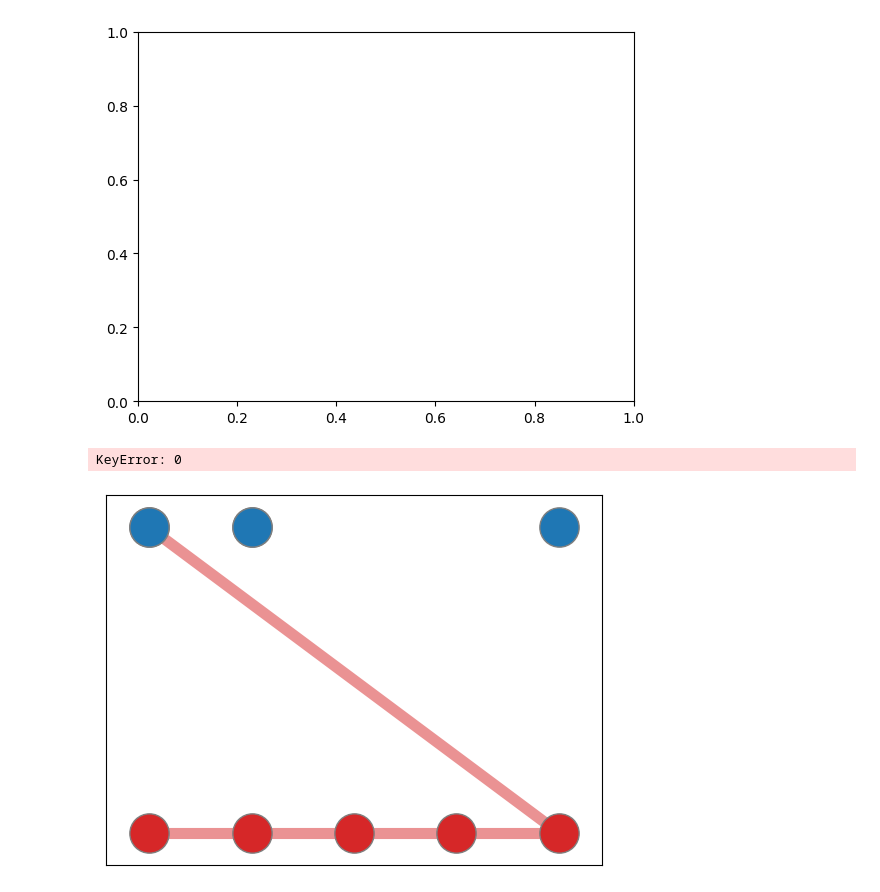
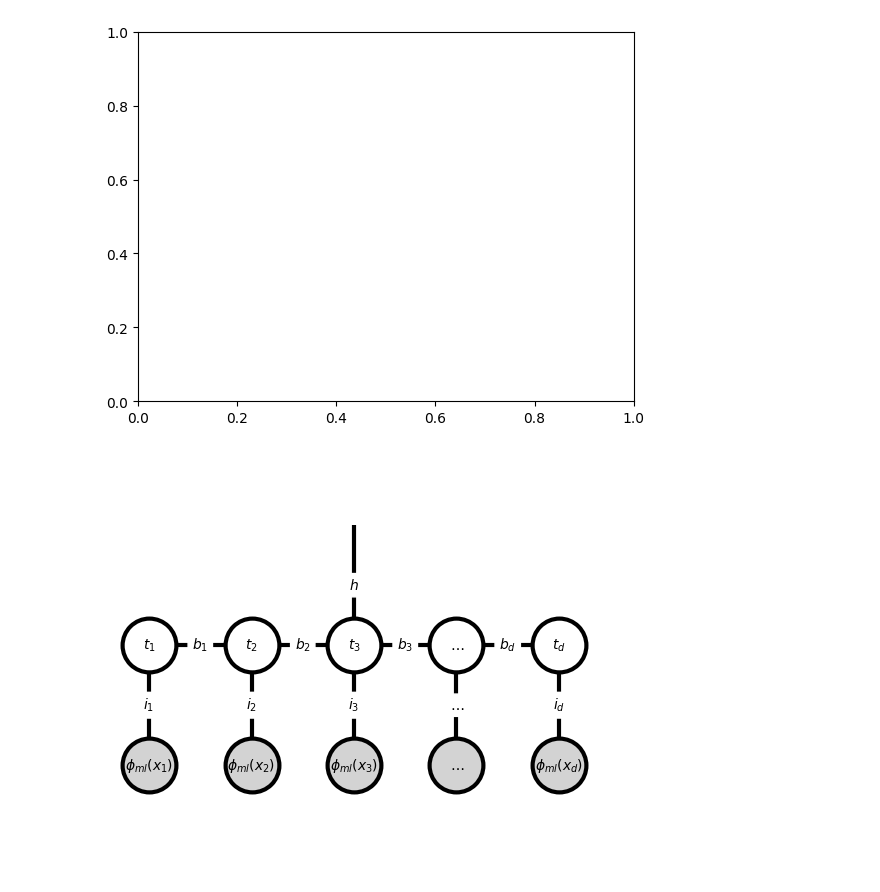
Before and after one commit to ScierKnave/honor_project, a Jupyter notebook: doc/networks.ipynb, the cells around one changed output. Saved outputs shown, nothing was run; the diff lists cells and outputs as text; code cells hidden in the pictures.

Commit message:
made graphics

```diff
--- a/doc/networks.ipynb
+++ b/doc/networks.ipynb
@@ -54,48 +54,82 @@ NetworkXError: Node 0 has no position.
 # %%
 import matplotlib.pyplot as plt
 import networkx as nx
 def Merge(dict1, dict2):
     return(dict2.update(dict1))
 
-G = nx.Graph()
+G = nx.Graph(k=0.1)
+G.add_edge(3, 0)
 G.add_edge(1, 2)
 G.add_edge(2, 3)
 G.add_edge(3, 4)
 G.add_edge(4, 5)
-G.add_edge(5, 6)
+
+G.add_edge(1, 6)
+G.add_edge(2, 7)
+G.add_edge(3, 8)
+G.add_edge(4, 9)
+G.add_edge(5, 10)
 
 
 
 # Draw the nodes
-pos_maps = {1: (0, 0), 2: (1, 0), 3: (2, 0), 4: (3, 0), 5: (4, 0)}
-pos_tensors = {6: (0, 1), 7: (1, 1), 8: (0, 1), 9: (1, 1), 10: (4, 1)}
-options = {"edgecolors": "tab:gray", "node_size": 800, "alpha": 1}
-nx.draw_networkx_nodes(G, pos_maps, nodelist=[1, 2, 3, 4, 5], node_color="tab:red", **options)
-nx.draw_networkx_nodes(G, pos_tensors, nodelist=[6, 7, 8, 9, 10], node_color="tab:blue", **options)
+pos_empty = {0: (2, 1.01)}
+pos_maps = {1: (0, 1), 2: (1, 1), 3: (2, 1), 4: (3, 1), 5: (4, 1)}
+pos_tensors = {6: (0, 0.99), 7: (1, 0.99), 8: (2, 0.99), 9: (3, 0.99), 10: (4, 0.99)}
+options = {
+    "node_size": 1500,
+    "edgecolors": "black",
+    "linewidths": 3
+}
+nx.draw_networkx_nodes(G, pos_maps, nodelist=[1, 2, 3, 4, 5], node_color="white", **options)
+nx.draw_networkx_nodes(G, pos_tensors, nodelist=[6, 7, 8, 9, 10], node_color="lightgray", **options)
 
 # Draw the edges
 merged = Merge(pos_maps, pos_tensors)
 nx.draw_networkx_edges(
     G,
-    pos_maps | pos_tensors,
-    width=8,
-    alpha=0.5,
-    edge_color="tab:red",
+    pos_empty | pos_maps | pos_tensors,
+    width=3,
 )
 
 # Draw the labels
 # some math labels
 labels = {}
-labels[0] = r"$a$"
-labels[1] = r"$b$"
-labels[2] = r"$c$"
-labels[3] = r"$d$"
-labels[4] = r"$\alpha$"
-nx.draw_networkx_labels(G, pos_tensors, labels, font_size=22, font_color="whitesmoke")
+labels[1] = r"$t_1$"
+labels[2] = r"$t_2$"
+labels[3] = r"$t_3$"
+labels[4] = r"$\dots$"
+labels[5] = r"$t_d$"
+labels[6] = r"$\phi_{ml}(x_1)$"
+labels[7] = r"$\phi_{ml}(x_2)$"
+labels[8] = r"$\phi_{ml}(x_3)$"
+labels[9] = r"$\dots$"
+labels[10] = r"$\phi_{ml}(x_d)$"
 
-plt.tight_layout()
+nx.draw_networkx_labels(G, pos_maps | pos_tensors, labels, font_size=10)
+
+edge_labels={
+             (3, 0): r"$h$",
+             (1, 2): r"$b_1$",
+             (2, 3): r"$b_2$",
+             (3, 4): r"$b_3$",
+             (4, 5): r"$b_d$",
+             (1, 6): r"$i_1$",
+             (2, 7): r"$i_2$",
+             (3, 8): r"$i_3$",
+             (4, 9): r"$\dots$",
+             (5, 10): r"$i_d$",
+             }
+nx.draw_networkx_edge_labels(
+    G, pos_empty | pos_maps | pos_tensors,
+    edge_labels=edge_labels,
+    font_color='black',
+    rotate=False
+)
+
+ax = plt.gca()
+ax.margins(x=0.05, y=0.20)
 plt.axis("off")
 plt.show()
 # %% [output]
-KeyError: 0
-[figure, old version]
+[figure, new version]
```
Also changed, not shown: parts of 1 cell of this notebook.
